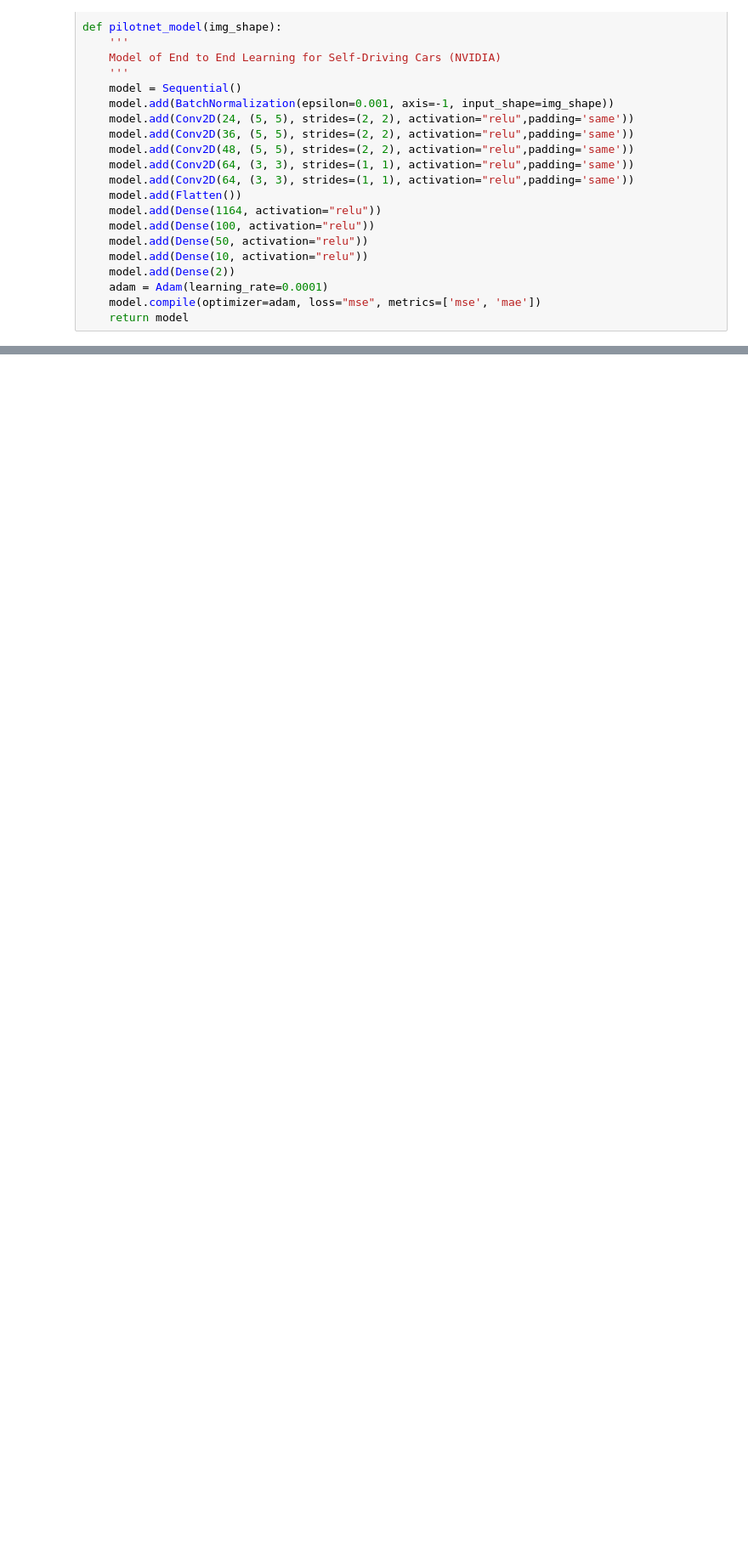
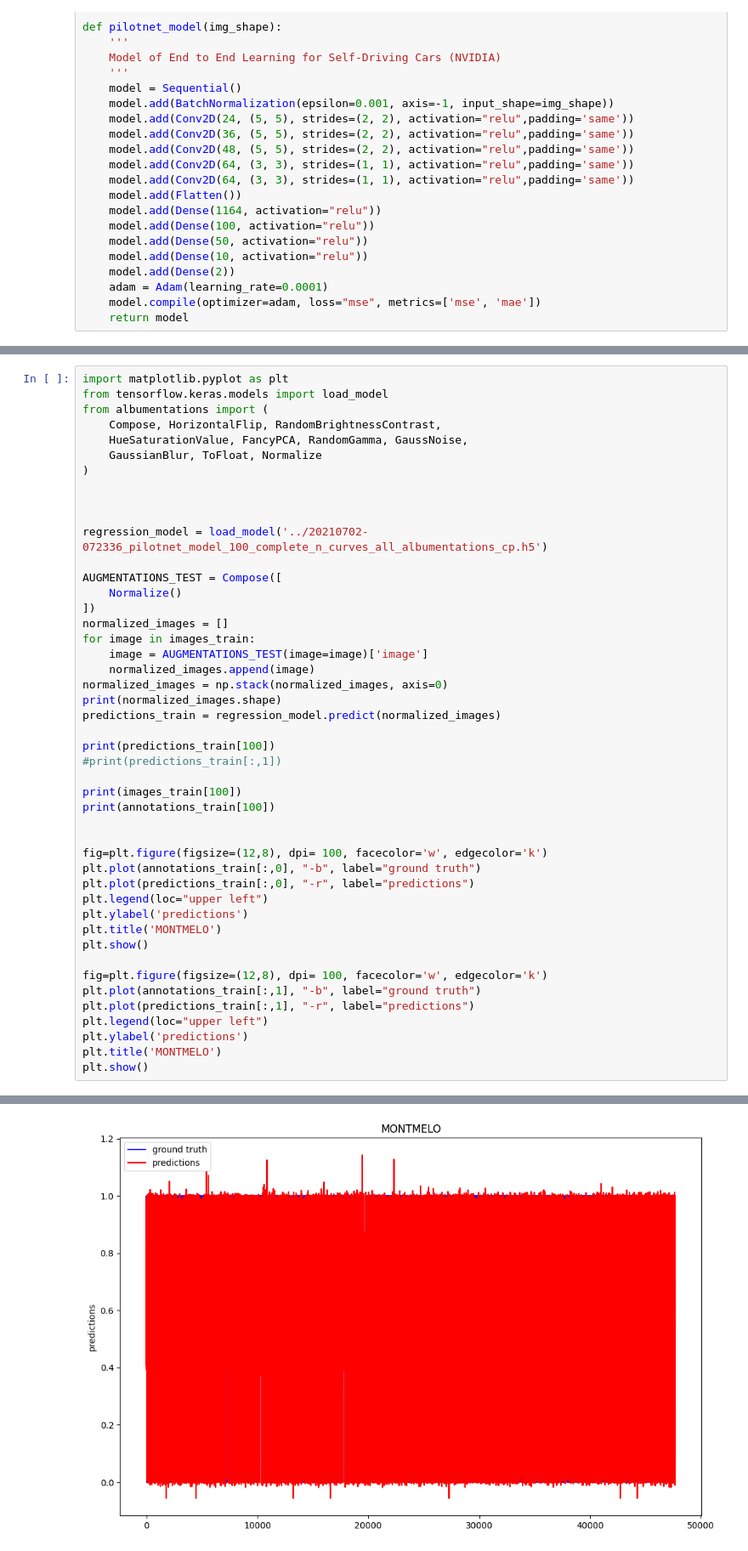
Before and after one commit to RoboticsLabURJC/2019-phd-sergio-paniego, a Jupyter notebook: PilotNet_dataset_generator_complete_dataset_n_extreme_albumentations.ipynb, the cells around one changed output, grey strips where cells are left out. Shown at 85% size. Saved outputs shown, nothing was run; the diff lists cells and outputs as text; blank space fills up the shorter version.

```diff
--- a/PilotNet_dataset_generator_complete_dataset_n_extreme_albumentations.ipynb
+++ b/PilotNet_dataset_generator_complete_dataset_n_extreme_albumentations.ipynb
@@ -526,0 +701,47 @@ Epoch 6/100
+# %%
+import matplotlib.pyplot as plt
+from tensorflow.keras.models import load_model
+from albumentations import (
+    Compose, HorizontalFlip, RandomBrightnessContrast,
+    HueSaturationValue, FancyPCA, RandomGamma, GaussNoise,
+    GaussianBlur, ToFloat, Normalize
+)
+
+
+
+regression_model = load_model('../20210702-072336_pilotnet_model_100_complete_n_curves_all_albumentations_cp.h5')
+
+AUGMENTATIONS_TEST = Compose([
+    Normalize()
+])
+normalized_images = []
+for image in images_train:
+    image = AUGMENTATIONS_TEST(image=image)['image']
+    normalized_images.append(image)
+normalized_images = np.stack(normalized_images, axis=0)
+print(normalized_images.shape)
+predictions_train = regression_model.predict(normalized_images)
+
+print(predictions_train[100])
+#print(predictions_train[:,1])
+
+print(images_train[100])
+print(annotations_train[100])
+
+
+fig=plt.figure(figsize=(12,8), dpi= 100, facecolor='w', edgecolor='k')
+plt.plot(annotations_train[:,0], "-b", label="ground truth")
+plt.plot(predictions_train[:,0], "-r", label="predictions")
+plt.legend(loc="upper left")
+plt.ylabel('predictions')
+plt.title('MONTMELO')
+plt.show()
+
+fig=plt.figure(figsize=(12,8), dpi= 100, facecolor='w', edgecolor='k')
+plt.plot(annotations_train[:,1], "-b", label="ground truth")
+plt.plot(predictions_train[:,1], "-r", label="predictions")
+plt.legend(loc="upper left")
+plt.ylabel('predictions')
+plt.title('MONTMELO')
+plt.show()
+# %% [output]
@@ -526,0 +765 @@ Epoch 6/100
+[figure, added]
```
Also changed, not shown: parts of 13 cells of this notebook, 2 other files.
